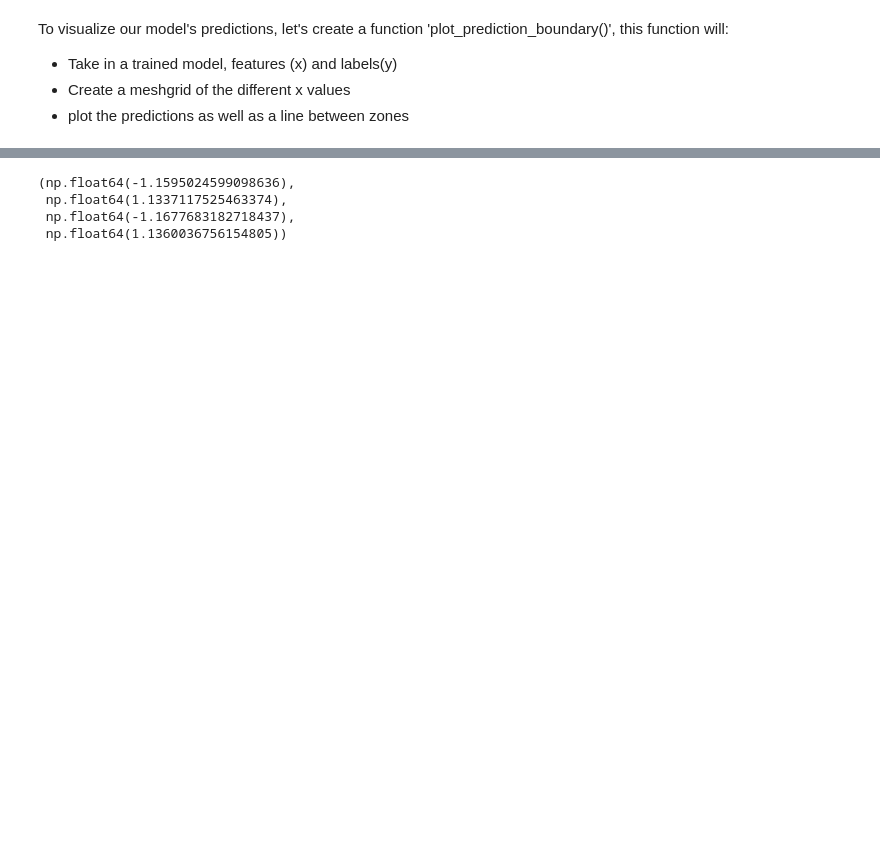
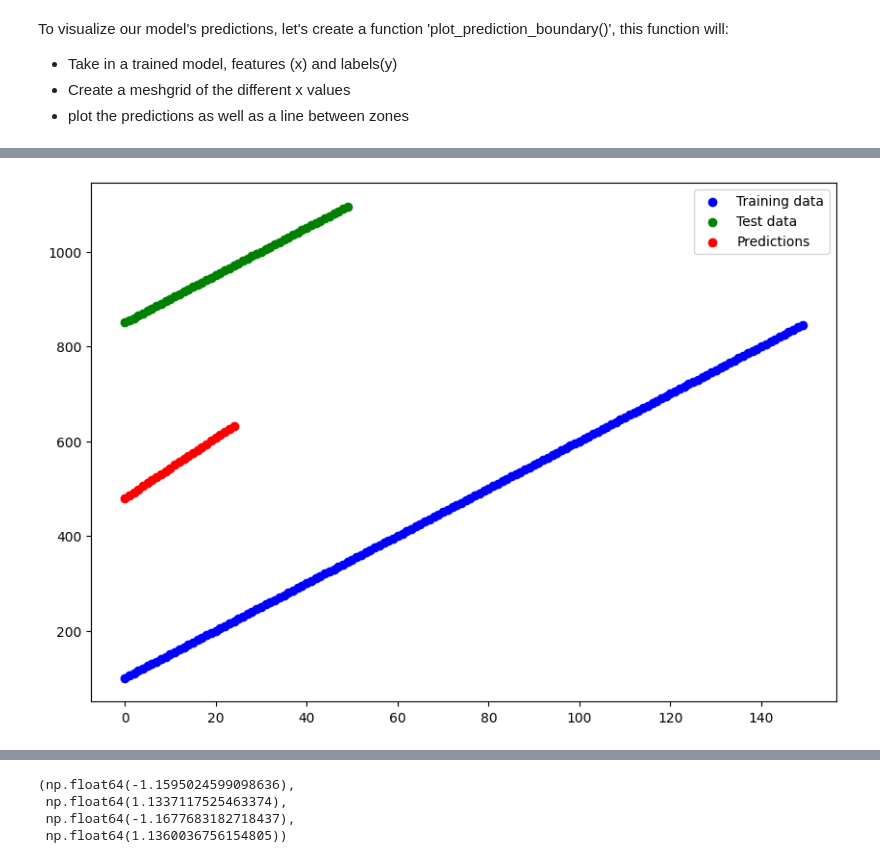
Before and after one commit to nushuhu51-ux/TENSORFLOW-FULL-COURSE-FOR-DEEP-LEARNING, a Jupyter notebook: 02_neural_network_classification_with_tensorFlow.ipynb, the cells around one changed output, grey strips where cells are left out. Saved outputs shown, nothing was run; the diff lists cells and outputs as text; code cells hidden in the pictures; blank space fills up the shorter version.

```diff
--- a/02_neural_network_classification_with_tensorFlow.ipynb
+++ b/02_neural_network_classification_with_tensorFlow.ipynb
@@ -289,0 +290,17 @@ doing binary classification
+# %%
+# set the random seed
+tf.random.set_seed(42)
+
+# 1. Create the model using the sequantial API , this time with 2 layers
+model_3 = tf.keras.Sequential([
+    tf.keras.layers.Dense(100),
+    tf.keras.layers.Dense(10),
+    tf.keras.layers.Dense(1)
+])
+# 2. compile the model
+model_3.compile(loss=tf.keras.losses.mae,
+                optimizer=tf.keras.optimizers.Adam(),
+                metrics=["mae"])
+
+# 3. fit the model
+model_3.fit(x, y, epochs=100,)
@@ -289,0 +326,68 @@ doing binary classification
+# %%
+# Convert tensors to numpy
+x_train = x_reg_train.numpy()
+y_train = y_reg_train.numpy()
+
+x_test = x_reg_test.numpy()
+y_test = y_reg_test.numpy()
+
+# IMPORTANT:
+# Your model expects 2 features
+# so reshape to (-1, 2)
+
+x_train = x_train.reshape(-1, 2)
+x_test = x_test.reshape(-1, 2)
+
+# Flatten labels
+y_train = y_train.reshape(-1)
+y_test = y_test.reshape(-1)
+
+# -----------------------------
+# Make predictions
+# -----------------------------
+
+y_pred = model_3.predict(x_test)
+
+# Flatten predictions
+y_pred = y_pred.reshape(-1)
+
+# -----------------------------
+# Check shapes
+# -----------------------------
+
+print("x_train shape:", x_train.shape)
+print("x_test shape:", x_test.shape)
+print("y_pred shape:", y_pred.shape)
+
+# -----------------------------
+# Plot
+# -----------------------------
+
+plt.figure(figsize=(10,7))
+
+# Training data
+plt.scatter(
+    np.arange(len(y_train)),
+    y_train,
+    c="b",
+    label="Training data"
+)
+
+# Test data
+plt.scatter(
+    np.arange(len(y_test)),
+    y_test,
+    c="g",
+    label="Test data"
+)
+
+# Predictions
+plt.scatter(
+    np.arange(len(y_pred)),
+    y_pred,
+    c="r",
+    label="Predictions"
+)
+
+plt.legend()
+# %% [output]
@@ -289,0 +399 @@ doing binary classification
+[figure, added]
```
Also changed, not shown: parts of 10 cells of this notebook.
